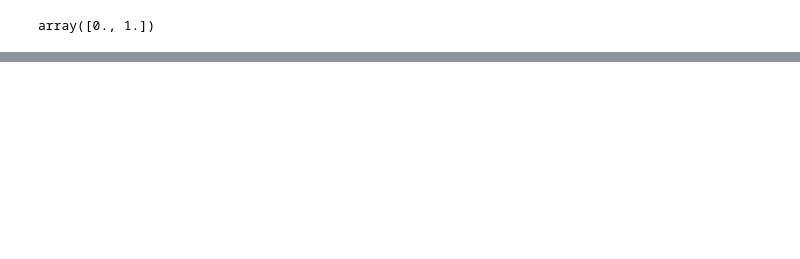
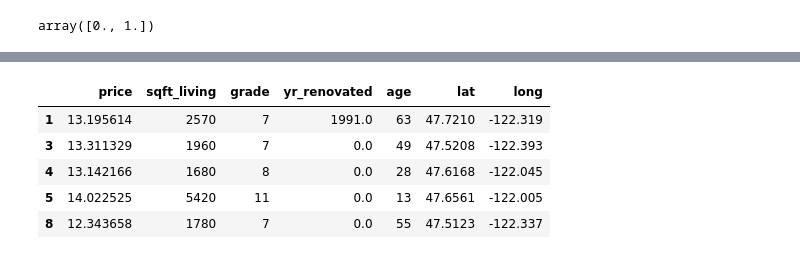
Before and after one commit to learn-co-students/london-ds-100719, a Jupyter notebook: mod_1/project/solution for kc_data Project.ipynb, the cells around one changed output, grey strips where cells are left out. Cells and saved outputs as stored; diff of their text form; code cells hidden in the pictures; blank space fills up the shorter version.

```diff
--- a/mod_1/project/solution for kc_data Project.ipynb
+++ b/mod_1/project/solution for kc_data Project.ipynb
@@ -110,0 +305,11 @@ kc_data['yr_renovated'].unique()
+# %%
+data2 = data.loc[:,['price', 'sqft_living', 'grade', 'yr_renovated', 'age', 'lat', 'long']]
+data2['price'] = np.log(data['price'])
+data2.head()
+# %% [output]
+|  | price | sqft_living | grade | yr_renovated | age | lat | long |
+| 1 | 13.195614 | 2570 | 7 | 1991.0 | 63 | 47.7210 | -122.319 |
+| 3 | 13.311329 | 1960 | 7 | 0.0 | 49 | 47.5208 | -122.393 |
+| 4 | 13.142166 | 1680 | 8 | 0.0 | 28 | 47.6168 | -122.045 |
+| 5 | 14.022525 | 5420 | 11 | 0.0 | 13 | 47.6561 | -122.005 |
+| 8 | 12.343658 | 1780 | 7 | 0.0 | 55 | 47.5123 | -122.337 |
```
Also changed, not shown: parts of 27 cells of this notebook, 43 other files.
